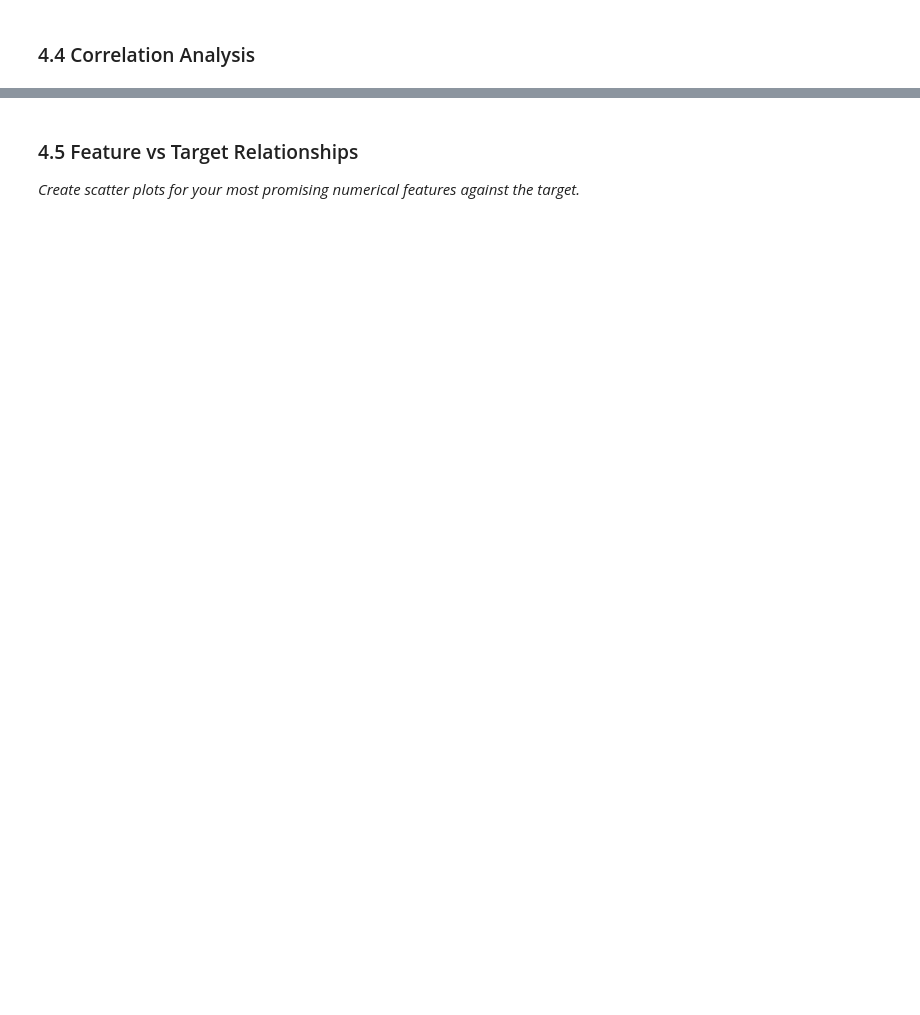
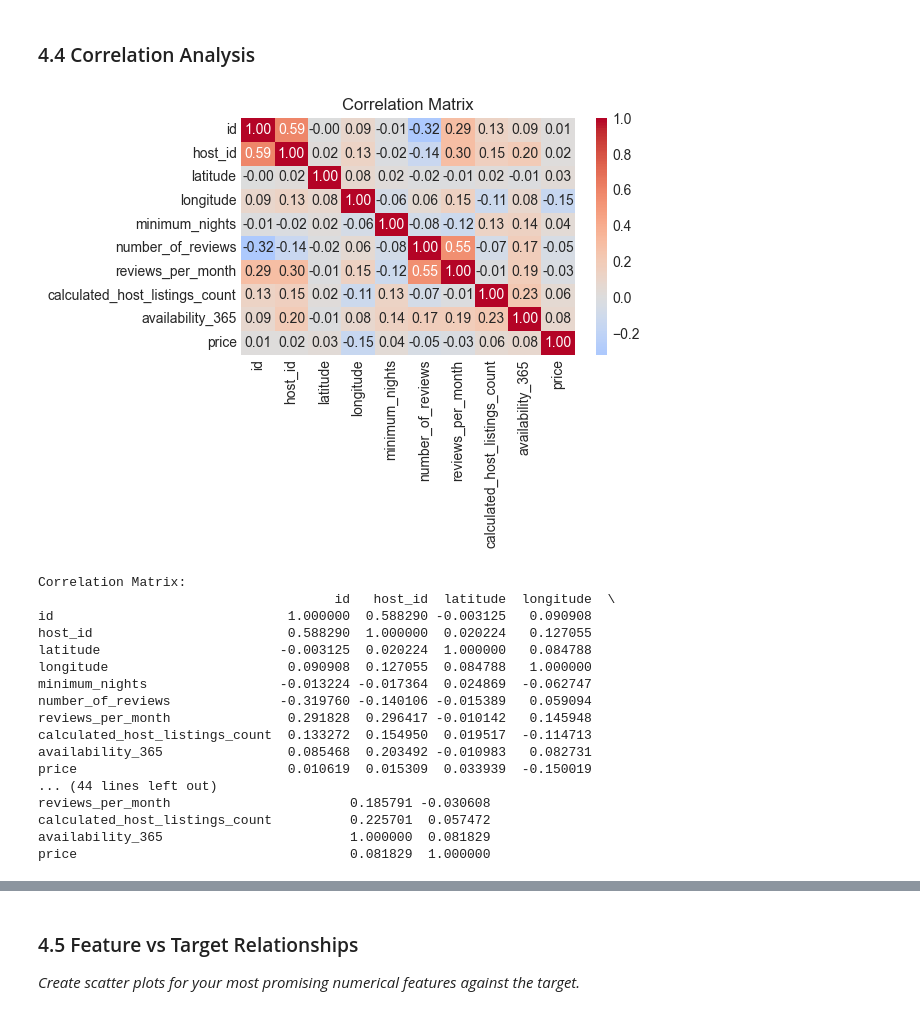
Before and after one commit to fsa-aiml-2511/individual-capstone-brodiedellis-sys, a Jupyter notebook: notebooks/01_problem_statement_and_eda.ipynb, the cells around one changed output, grey strips where cells are left out. Saved outputs shown, nothing was run; the diff lists cells and outputs as text; code cells hidden in the pictures; blank space fills up the shorter version.

```diff
--- a/notebooks/01_problem_statement_and_eda.ipynb
+++ b/notebooks/01_problem_statement_and_eda.ipynb
@@ -393,13 +393,14 @@ Now proceed to **Section 4** below to continue with your complete EDA, data clea
 ### 4.1 Numerical Features Analysis
 # %%
 # TODO: Get a list of numerical columns (excluding the target)
-#
-# Steps:
-# 1. Use df.select_dtypes(include=[np.number]) to get numerical columns
-# 2. Get the column names as a list with .columns.tolist()
-# 3. Remove TARGET from the list if it's in there
-# 4. Print the count and list of numerical features
-#
-# Store result in: numerical_cols
 
-# YOUR CODE HERE:
+# Getting numerical columns
+numerical_cols = df.select_dtypes(include=[np.number]).columns.tolist()
+
+# Getting the column names with .columns.tolist() and removing TARGET
+if TARGET in numerical_cols:
+    numerical_cols.remove(TARGET)
+
+# Print count and list of numerical features
+print(f"\nNumerical Features ({len(numerical_cols)}):")
+print(numerical_cols)
@@ -497,18 +546,38 @@ else:
 ### 4.4 Correlation Analysis
 # %%
 # TODO: Create and visualize a correlation matrix
-#
-# Steps:
-# 1. Create a list of columns: numerical_cols + [TARGET]
-# 2. Calculate the correlation matrix: df[columns].corr()
-# 3. Create a heatmap using sns.heatmap()
-#
-# Heatmap parameters to use:
-# - annot=True (show numbers)
-# - cmap='coolwarm' (color scheme)
-# - center=0 (center colormap at 0)
-# - fmt='.2f' (2 decimal places)
-#
-# Store the correlation matrix in: correlation_matrix
 
-# YOUR CODE HERE:
+# Create list of columns for correlation matrix
+corr_columns = numerical_cols + [TARGET]
+
+# Calculate the correlation matrix
+correlation_matrix = df[corr_columns].corr()
+
+# Create a heatmap with the specified parameters
+sns.heatmap(correlation_matrix, annot=True, cmap='coolwarm', center=0, fmt='.2f')
+plt.title('Correlation Matrix')
+plt.tight_layout()
+plt.show()
+
+# Display the correlation matrix
+print("\nCorrelation Matrix:")
+print(correlation_matrix)
+# %% [output]
+[figure, added]
+Correlation Matrix:
+                                      id   host_id  latitude  longitude  \
+id                              1.000000  0.588290 -0.003125   0.090908
+host_id                         0.588290  1.000000  0.020224   0.127055
+latitude                       -0.003125  0.020224  1.000000   0.084788
+longitude                       0.090908  0.127055  0.084788   1.000000
+minimum_nights                 -0.013224 -0.017364  0.024869  -0.062747
+number_of_reviews              -0.319760 -0.140106 -0.015389   0.059094
+reviews_per_month               0.291828  0.296417 -0.010142   0.145948
+calculated_host_listings_count  0.133272  0.154950  0.019517  -0.114713
+availability_365                0.085468  0.203492 -0.010983   0.082731
+price                           0.010619  0.015309  0.033939  -0.150019
+... (44 lines left out)
+reviews_per_month                       0.185791 -0.030608
+calculated_host_listings_count          0.225701  0.057472
+availability_365                        1.000000  0.081829
+price                                   0.081829  1.000000
```
Also changed, not shown: parts of 57 cells of this notebook.
